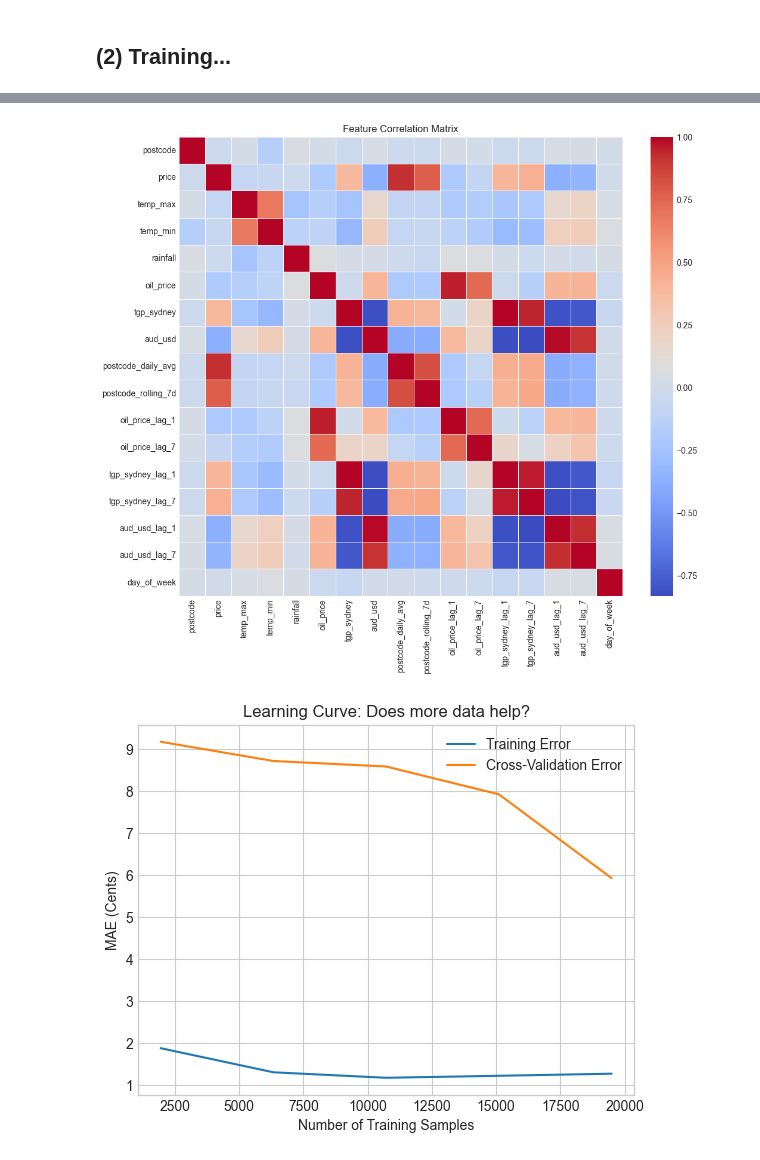
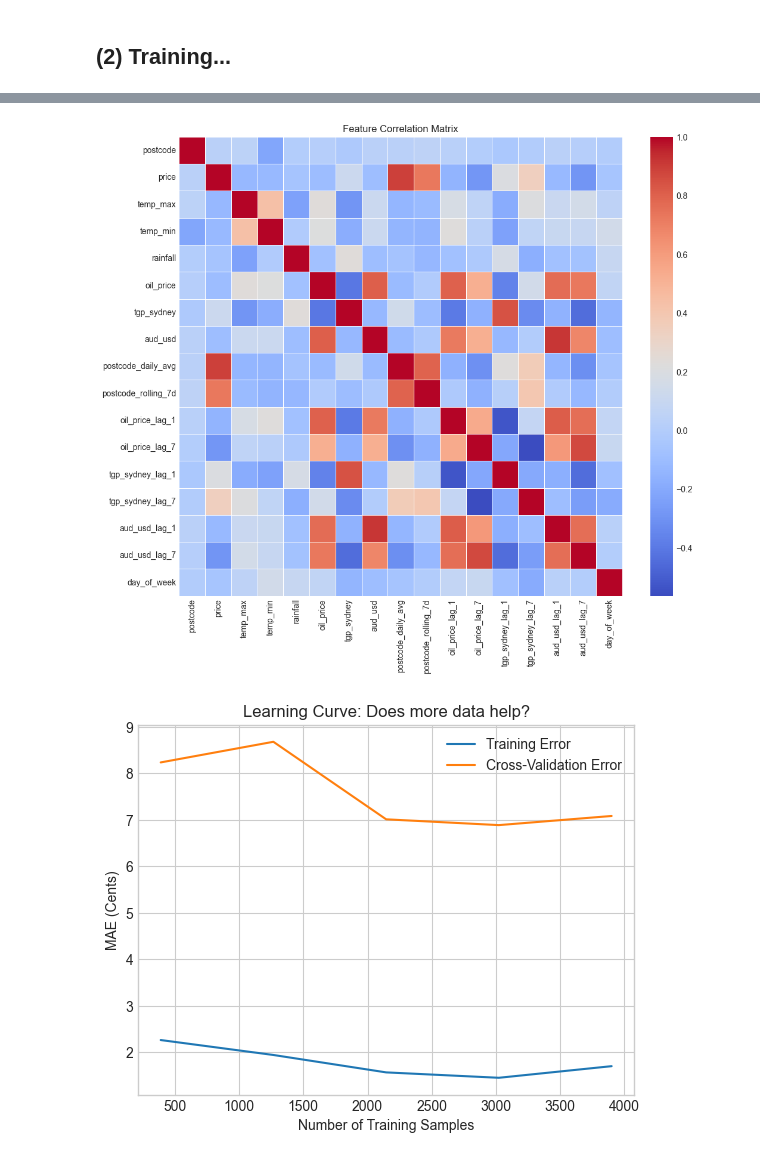
Before and after one commit to tim-fan1/engg2112, a Jupyter notebook: main.ipynb, the cells around one changed output, grey strips where cells are left out. Cells and saved outputs as stored; diff of their text form; code cells hidden in the pictures.

Commit message:
Week8: Worst Random Forest Note: Changed from random split (at the time) to chrono split, so that compare Week8 performance to Week12 performance fairly apples to apples.

```diff
--- a/main.ipynb
+++ b/main.ipynb
@@ -180,17 +210,17 @@ plt.show()
 # %%
 plt.figure(figsize=(12, 10))
-correlation_matrix = X.corr()
+correlation_matrix = X_test.corr()
 sns.heatmap(correlation_matrix, annot=False, cmap='coolwarm', linewidths=0.5)
 plt.title('Feature Correlation Matrix')
 plt.show()
 # %% [output]
-[figure, old version]
+[figure, new version]
 # %%
 from sklearn.model_selection import learning_curve
 import numpy as np
 
 train_sizes, train_scores, test_scores = learning_curve(
-    RandomForestRegressor(n_estimators=20, n_jobs=-1), X, y, cv=3,
+    RandomForestRegressor(n_estimators=20, n_jobs=-1), X_test, y_test, cv=3,
     train_sizes=np.linspace(0.1, 1.0, 5), scoring='neg_mean_absolute_error'
 )
 
@@ -202,4 +232,4 @@ plt.ylabel('MAE (Cents)')
 plt.legend()
 plt.show()
 # %% [output]
-[figure, old version]
+[figure, new version]
```
Also changed, not shown: parts of 7 cells of this notebook.
